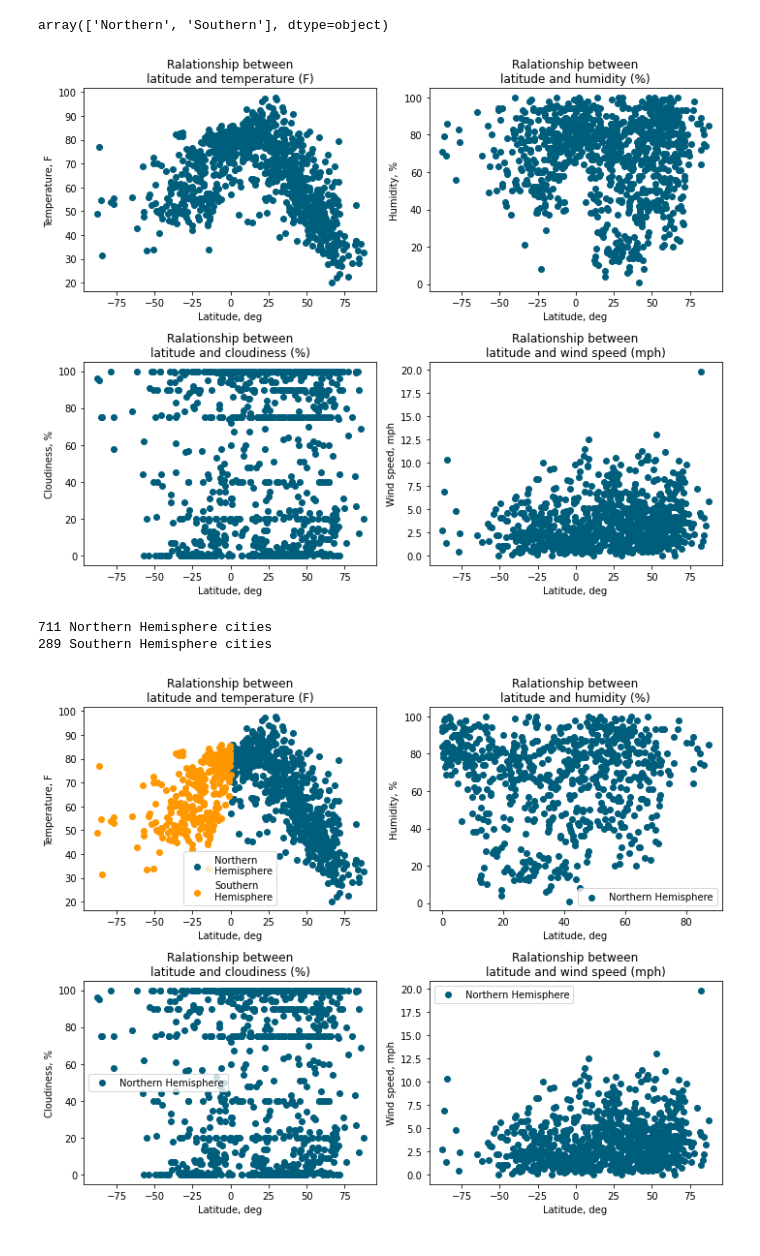
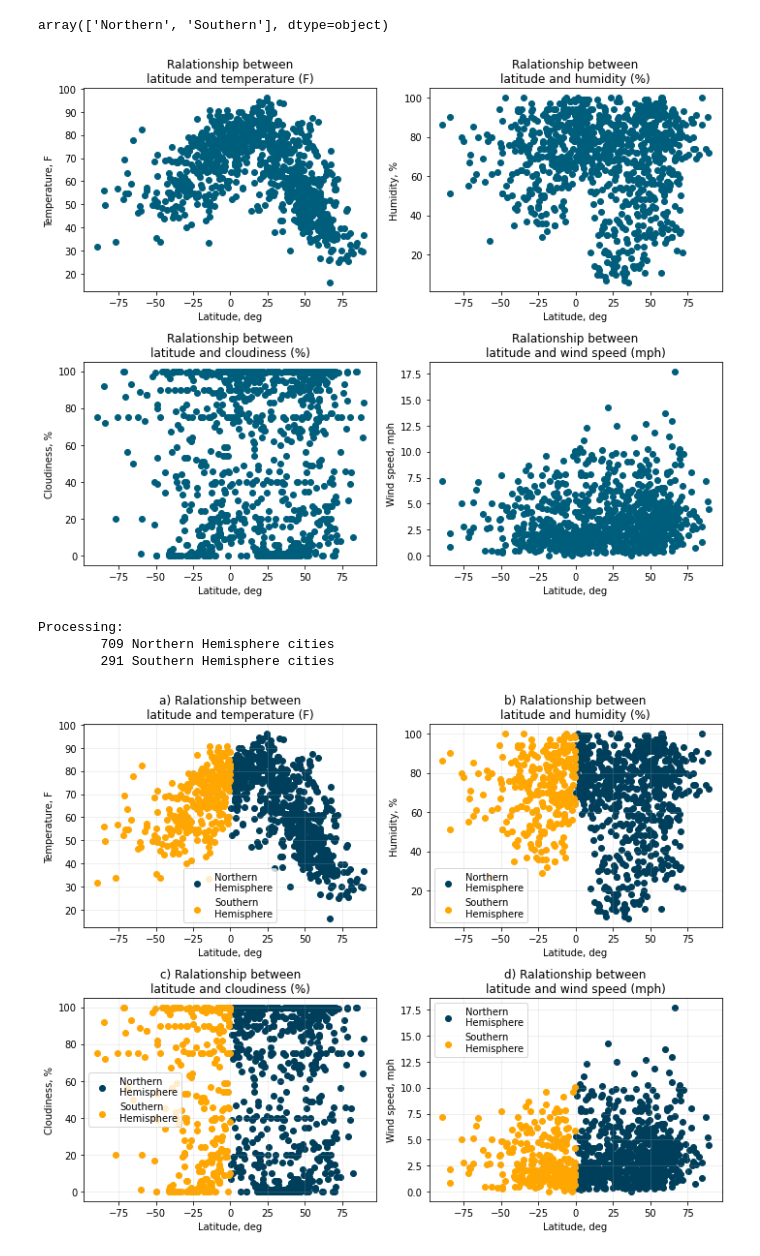
Before and after one commit to i-am-phoenix/python-api-challenge, a Jupyter notebook: WeatherPy/WeatherPy.ipynb, the cells around one changed output. Drawn from its saved outputs; the diff is of its cells as text; code cells hidden in the pictures.

```diff
--- a/WeatherPy/WeatherPy.ipynb
+++ b/WeatherPy/WeatherPy.ipynb
@@ -70,8 +70,7 @@ while city_count<1000 :
                 city_names.append(rand_city.city_name)
 
                 city_count+=1
-                if city_count % 10 == 0:
-                    print(city_count)
+                print(f"{city_count} | {rand_city.city_name}")
 
             except (ValueError, KeyError):
                 print(f"------------------------------ City missing data:{rand_city.city_name}")
@@ -139,6 +138,8 @@ city_data['Hemisphere'].unique()
 array(['Northern', 'Southern'], dtype=object)
 # %%
 import numpy as np
+
+# Create figure with 2x2 subplots displaying all data points
 fig, axis = plt.subplots(2, 2, figsize=(10,8))
 # colors = np.where(city_data["Hemisphere"]=="Northern",'#005e7d','#ff9800')
 #
@@ -163,45 +164,80 @@ axis[1,1].set_ylabel('Wind speed, mph')
 axis[1,1].set_title("Ralationship between\nlatitude and wind speed (mph)")
 plt.tight_layout()
 # %% [output]
-[figure, old version]
+[figure, new version]
 # %%
+# Splitting city data into groups based on city's location in the Northern vs Southern Hemispheres
 city_data_north=city_data[city_data['Hemisphere']=="Northern"]
 city_data_south=city_data[city_data['Hemisphere']=="Southern"]
 
-print(f"{len(city_data_north)} Northern Hemisphere cities\n{len(city_data_south)} Southern Hemisphere cities")
+# Choose colors for Southern vs Northern Hemisphere datapoints
+c_north='#003f5c'
+c_south='#ffa600'
+
+print(f"Processing:\n\t{len(city_data_north)} Northern Hemisphere cities\n\t{len(city_data_south)} Southern Hemisphere cities")
 
 fig, axis = plt.subplots(2, 2, figsize=(10,8))
 #
-axis[0,0].scatter(city_data_north["Latitude"],city_data_north['Temperature, F'], c='#005e7d', label="Northern\nHemisphere")
-axis[0,0].scatter(city_data_south["Latitude"],city_data_south['Temperature, F'], c='#ff9800', label="Southern\nHemisphere")
+axis[0,0].scatter(city_data_north["Latitude"],
+                  city_data_north['Temperature, F'],
+                  c=c_north,
+                  label="Northern\nHemisphere")
+axis[0,0].scatter(city_data_south["Latitude"],
+                  city_data_south['Temperature, F'],
+                  c=c_south,
+                  label="Southern\nHemisphere")
 axis[0,0].set_xlabel("Latitude, deg")
 axis[0,0].set_ylabel('Temperature, F')
-axis[0,0].set_title("Ralationship between\nlatitude and temperature (F)")
+axis[0,0].set_title("a) Ralationship between\nlatitude and temperature (F)")
 axis[0,0].legend()
+axis[0,0].grid(alpha=0.25)
 #
-axis[0,1].scatter(city_data_north["Latitude"],city_data_north['Humidity, %'], c='#005e7d', label="Northern\nHemisphere")
-axis[0,1].scatter(city_data_south["Latitude"],city_data_south['Humidity, %'], c='#ff9800', label="Southern\nHemisphere")
+axis[0,1].scatter(city_data_north["Latitude"],
+                  city_data_north['Humidity, %'],
+                  c=c_north,
+                  label="Northern\nHemisphere")
+axis[0,1].scatter(city_data_south["Latitude"],
+                  city_data_south['Humidity, %'],
+                  c=c_south,
+                  label="Southern\nHemisphere")
 axis[0,1].set_xlabel("Latitude, deg")
 axis[0,1].set_ylabel('Humidity, %')
-axis[0,1].set_title("Ralationship between\nlatitude and humidity (%)")
+axis[0,1].set_title("b) Ralationship between\nlatitude and humidity (%)")
 axis[0,1].legend()
+axis[0,1].grid(alpha=0.25)
 #
-axis[1,0].scatter(city_data_north["Latitude"],city_data_north['Cloudiness, %'], c='#005e7d', label="Northern Hemisphere")
-axis[1,0].scatter(city_data_south["Latitude"],city_data_south['Cloudiness, %'], c='#ff9800', label="Northern Hemisphere")
+axis[1,0].scatter(city_data_north["Latitude"],
+                  city_data_north['Cloudiness, %'],
+                  c=c_north,
+                  label="Northern\nHemisphere")
+axis[1,0].scatter(city_data_south["Latitude"],
+                  city_data_south['Cloudiness, %'],
+                  c=c_south,
+                  label="Southern\nHemisphere")
 axis[1,0].set_xlabel("Latitude, deg")
 axis[1,0].set_ylabel('Cloudiness, %')
-axis[1,0].set_title("Ralationship between\nlatitude and cloudiness (%)")
+axis[1,0].set_title("c) Ralationship between\nlatitude and cloudiness (%)")
 axis[1,0].legend()
+axis[1,0].grid(alpha=0.25)
 #
-axis[1,1].scatter(city_data_north["Latitude"],city_data_north['Wind speed, mph'], c='#005e7d', label="Northern Hemisphere")
-axis[1,1].scatter(city_data_south["Latitude"],city_data_south['Wind speed, mph'], c='#ff9800', label="Southern Hemisphere")
+axis[1,1].scatter(city_data_north["Latitude"],
+                  city_data_north['Wind speed, mph'],
+                  c=c_north,
+                  label="Northern\nHemisphere")
+axis[1,1].scatter(city_data_south["Latitude"],
+                  city_data_south['Wind speed, mph'],
+                  c=c_south,
+                  label="Southern\nHemisphere")
 axis[1,1].set_xlabel("Latitude, deg")
 axis[1,1].set_ylabel('Wind speed, mph')
-axis[1,1].set_title("Ralationship between\nlatitude and wind speed (mph)")
+axis[1,1].set_title("d) Ralationship between\nlatitude and wind speed (mph)")
 axis[1,1].legend()
+axis[1,1].grid(alpha=0.25)
 
+# Optimize layout
 plt.tight_layout()
 # %% [output]
-711 Northern Hemisphere cities
-289 Southern Hemisphere cities
+Processing:
+        709 Northern Hemisphere cities
+        291 Southern Hemisphere cities
-[figure, old version]
+[figure, new version]
```
Also changed, not shown: parts of 4 cells of this notebook, 1 other file.
